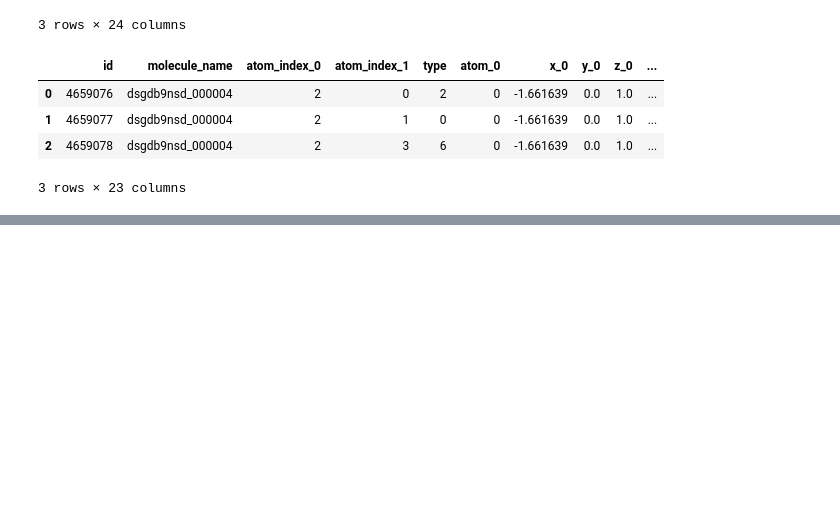
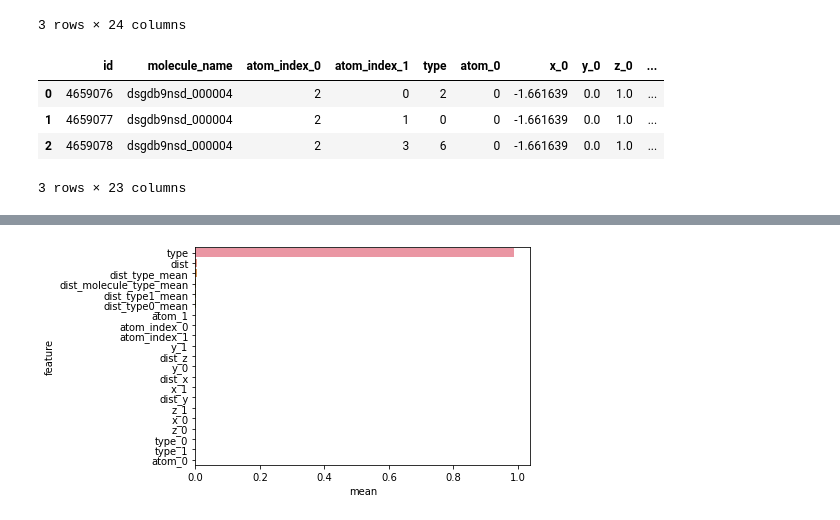
Before and after one commit to akiabe/kaggle_predict-molecular-properties, a Jupyter notebook: notebooks/practice_eda_and_modeling.ipynb, the cells around one changed output, grey strips where cells are left out. Saved outputs shown, nothing was run; the diff lists cells and outputs as text; code cells hidden in the pictures; blank space fills up the shorter version.

```diff
--- a/notebooks/practice_eda_and_modeling.ipynb
+++ b/notebooks/practice_eda_and_modeling.ipynb
@@ -439,0 +503,14 @@ test_all.head(3)
+# %%
+importance_0 = pd.read_csv("../input/xgb_importance_0.csv")
+
+importance_1 = pd.read_csv("../input/xgb_importance_1.csv")
+importance_1 = importance_1.drop(["feature"], axis=1)
+
+importance_2 = pd.read_csv("../input/xgb_importance_2.csv")
+importance_2 = importance_2.drop(["feature"], axis=1)
+
+importance_3 = pd.read_csv("../input/xgb_importance_3.csv")
+importance_3 = importance_3.drop(["feature"], axis=1)
+
+importance_4 = pd.read_csv("../input/xgb_importance_4.csv")
+importance_4 = importance_4.drop(["feature"], axis=1)
@@ -439,0 +542,10 @@ test_all.head(3)
+# %%
+importance_all = importance_all.sort_values(by=["mean"], ascending=False)
+# %%
+sns.barplot(
+    data=importance_all,
+    x="mean",
+    y="feature",
+);
+# %% [output]
+[figure, added]
```
Also changed, not shown: parts of 11 cells of this notebook.
